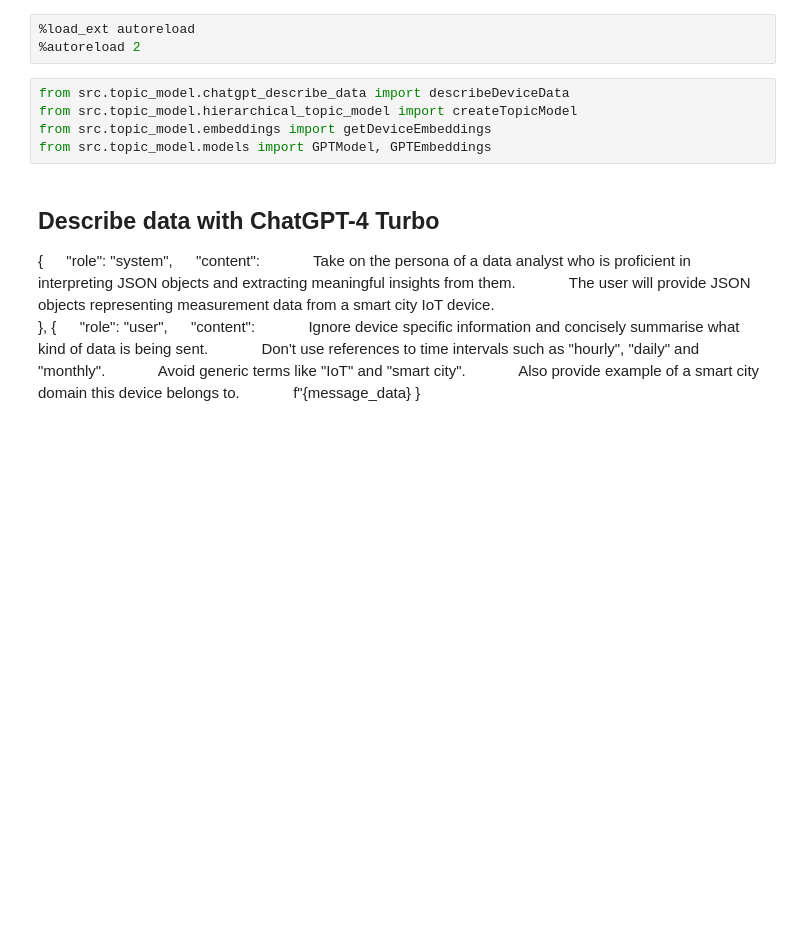
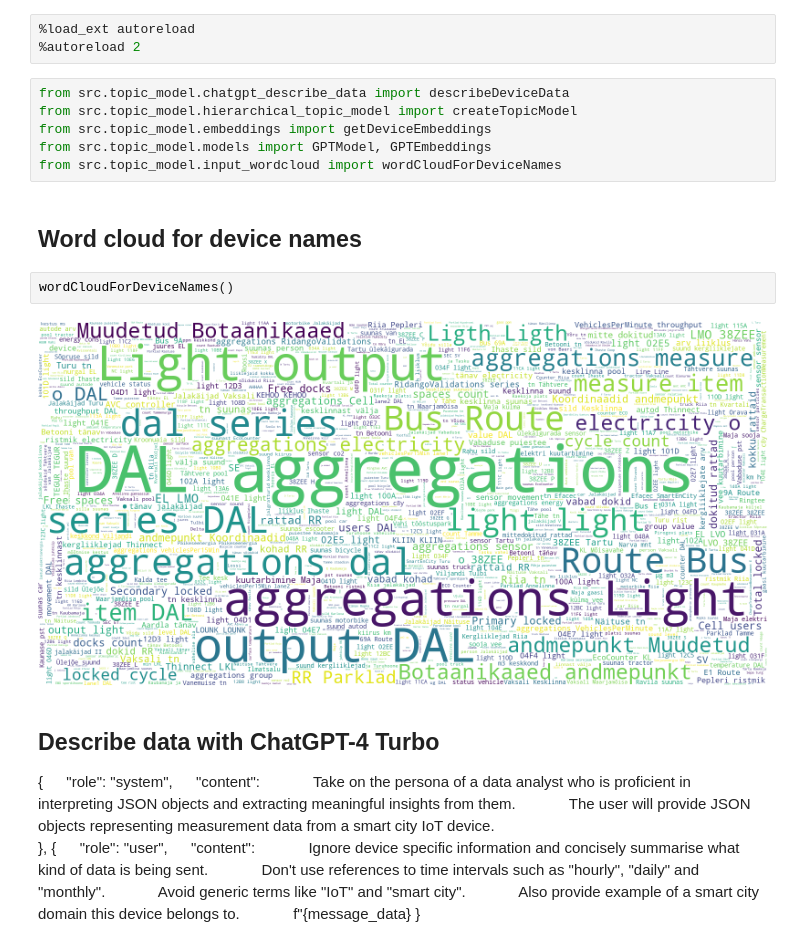
Before and after one commit to kasparkadalipp/C8y-Data-Overview, a Jupyter notebook: notebooks/Topic model.ipynb, the cells around one changed output. Drawn from its saved outputs; the diff is of its cells as text; blank space fills up the shorter version.

Commit message:
Combine word cloud with topic model example

```diff
--- a/notebooks/Topic model.ipynb
+++ b/notebooks/Topic model.ipynb
@@ -6,6 +6,13 @@ from src.topic_model.chatgpt_describe_data import describeDeviceData
 from src.topic_model.hierarchical_topic_model import createTopicModel
 from src.topic_model.embeddings import getDeviceEmbeddings
 from src.topic_model.models import GPTModel, GPTEmbeddings
+from src.topic_model.input_wordcloud import wordCloudForDeviceNames
+# %% [markdown]
+## Word cloud for device names
+# %%
+wordCloudForDeviceNames()
+# %% [output]
+[figure, added]
 # %% [markdown]
 ## Describe data with ChatGPT-4 Turbo
 
```
Also changed, not shown: 1 other file.
